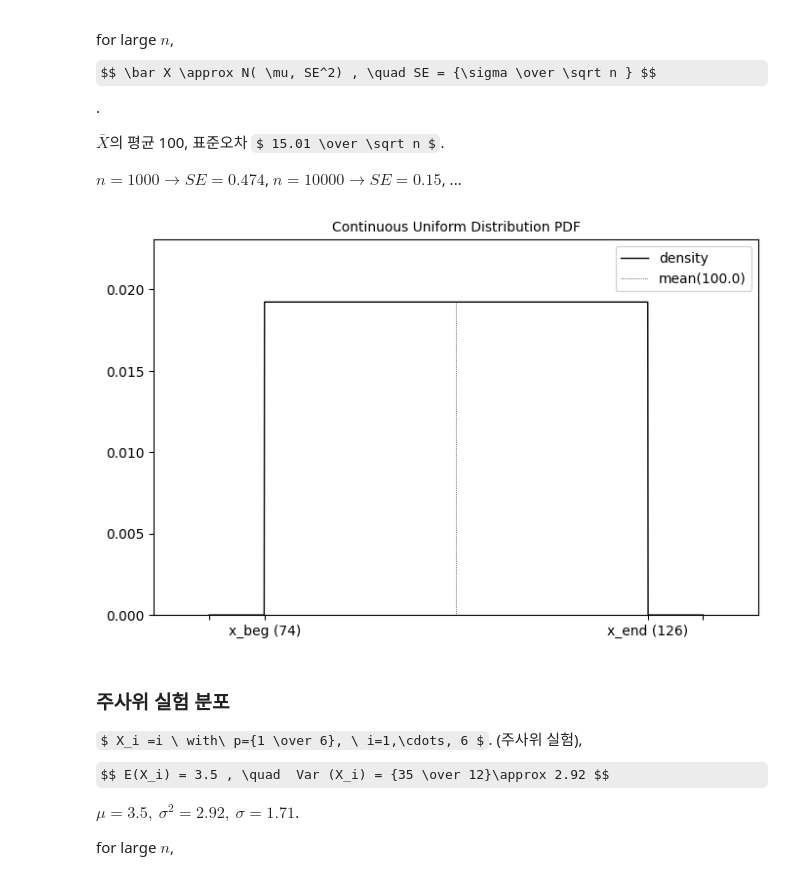
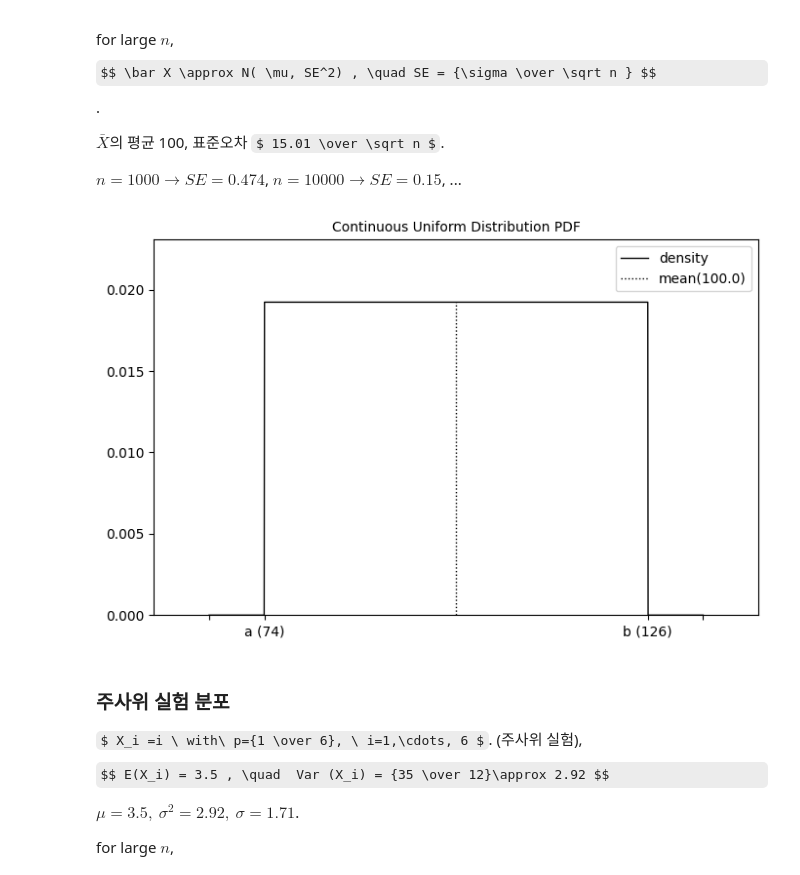
Before and after one commit to bahn28/salad, a Jupyter notebook: a07_3_uniform.ipynb, the cells around one changed output. Cells and saved outputs as stored; diff of their text form; code cells hidden in the pictures; some formulas as TeX source.

```diff
--- a/a07_3_uniform.ipynb
+++ b/a07_3_uniform.ipynb
@@ -64,36 +64,36 @@ x = np.linspace(x_beg - sig_x/2, x_end + sig_x/2, 1500)
 # x_beg(10) 이상, x_end(20) 미만인 위치만 높이를 1/(20-10) = 0.1로 지정하고 나머지는 0으로 채움
 f_x = np.where((x >= x_beg) & (x < x_end), 1 / (x_end - x_beg), 0)
 
 f_max = max(f_x)
 y_max = f_max*1.2
 x_ref = meanx                             # 분포에서 살펴볼 지점, 평균.
 x_look = [x_ref, x_ref ]                  # 히스토그램에 표시할 x 좌표
 y_look = [0, f_max] # 히스토그램에 표시할 y 좌표
 
 # 4. 시각화 그래프 작성
 plt.figure(figsize=(16/2, 10/2)) # 화면 비율 약 16:9 설정
 
 # 확률밀도함수 곡선 그리기
 plt.plot(x, f_x, color='black', linewidth=1, label='density')
-plt.plot(x_look, y_look, color='black', linewidth=0.51, linestyle='dotted', label=f'mean({x_ref})')
+plt.plot(x_look, y_look, color='black', linewidth=1, linestyle='dotted', label=f'mean({x_ref})')
 
 # 사각형 내부 은은하게 색 채우기
 #plt.fill_between(x, f_x, color='royalblue', alpha=0.1)
 
 # 축 및 레이블 설정
 plt.title('Continuous Uniform Distribution PDF', fontsize=10 ) # fontweight='bold', pad=15)
 #plt.xlabel('x', fontsize=12)
 #plt.ylabel('f(x) : Density', fontsize=12)
 
 # X축 눈금을 시작점과 끝점으로 명확하게 표시
 plt.xticks([x_beg - sig_x/2, x_beg, x_end, x_end + sig_x/2],
-           [ ' ', f'x_beg ({x_beg})', f'x_end ({x_end})', '' ])
+           [ ' ', f'a ({x_beg})', f'b ({x_end})', '' ])
 plt.ylim(0, y_max )         # Y축 여백 설정
 plt.xlim(x_beg - sig_x, x_end + sig_x)
 plt.legend()
 plt.show()
 # %% [output]
-[figure, old version]
+[figure, new version]
 # %% [markdown]
 ### 주사위 실험 분포
  $ X_i =i \ with\ p={1 \over 6}, \ i=1,\cdots, 6 $. (주사위 실험),
```
Also changed, not shown: parts of 1 cell of this notebook.
